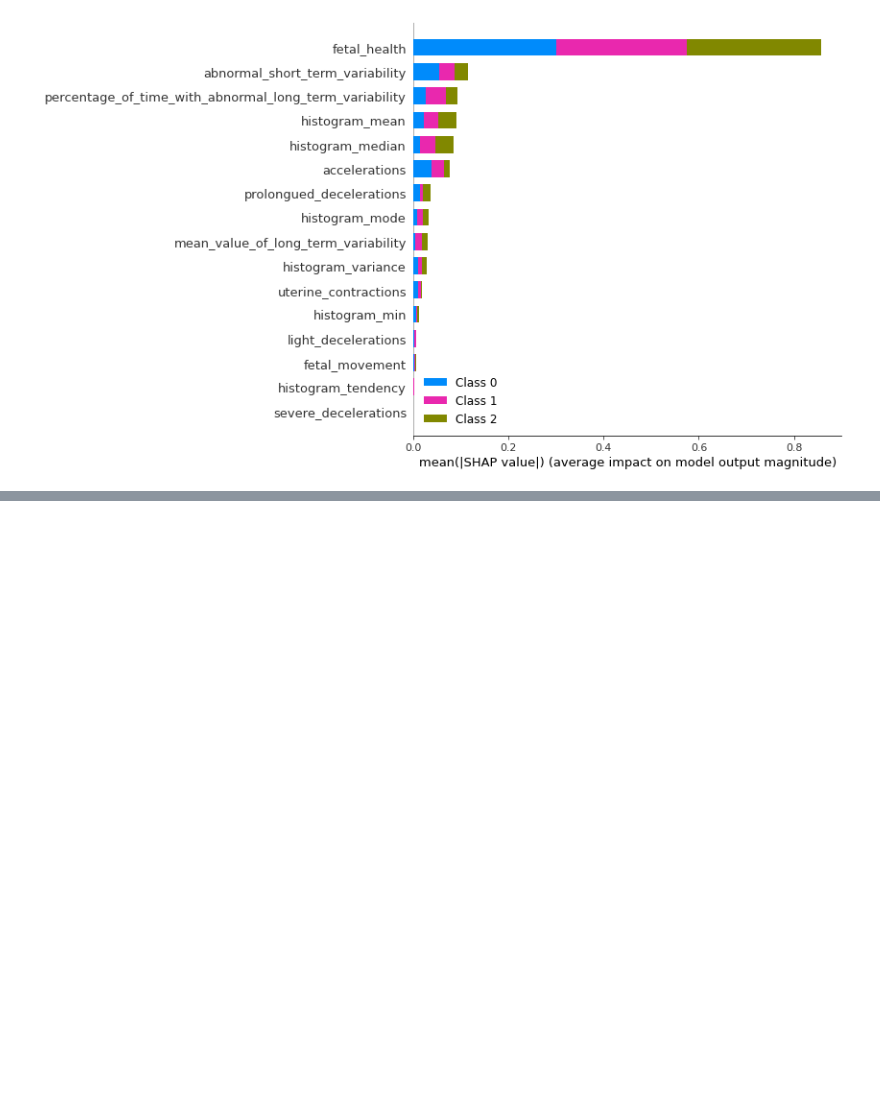
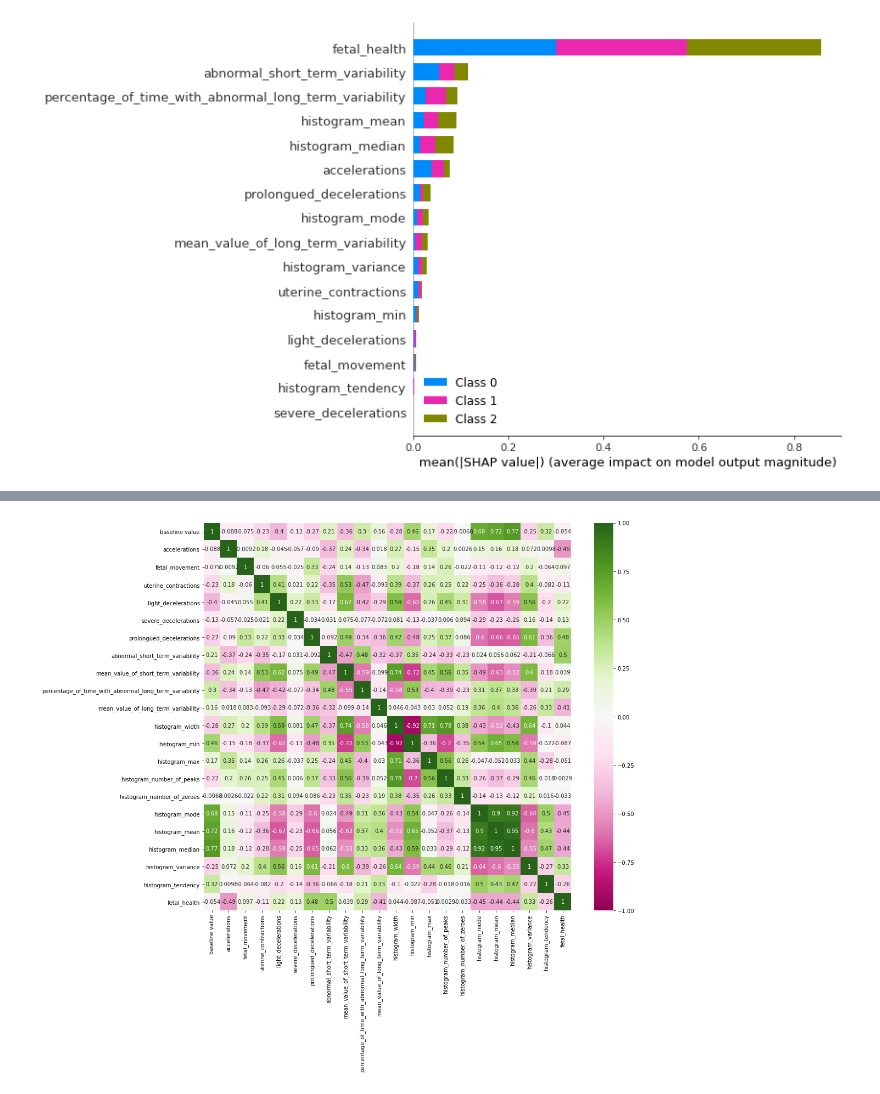
Before and after one commit to tsimon503/FetalHealth, a Jupyter notebook: Fetal Health Classification.ipynb, the cells around one changed output, grey strips where cells are left out. Saved outputs shown, nothing was run; the diff lists cells and outputs as text; code cells hidden in the pictures; blank space fills up the shorter version.

```diff
--- a/Fetal Health Classification.ipynb
+++ b/Fetal Health Classification.ipynb
@@ -523,0 +555,7 @@ shap.summary_plot(shap_values[0], X_train)
+# %%
+corr_under= df_resample_under.corr()
+plt.figure(figsize=(15,13))
+sns.heatmap(corr_under, vmin=-1, cmap='PiYG', annot=True)
+plt.show()
+# %% [output]
+[figure, added]
```
Also changed, not shown: parts of 27 cells of this notebook.
